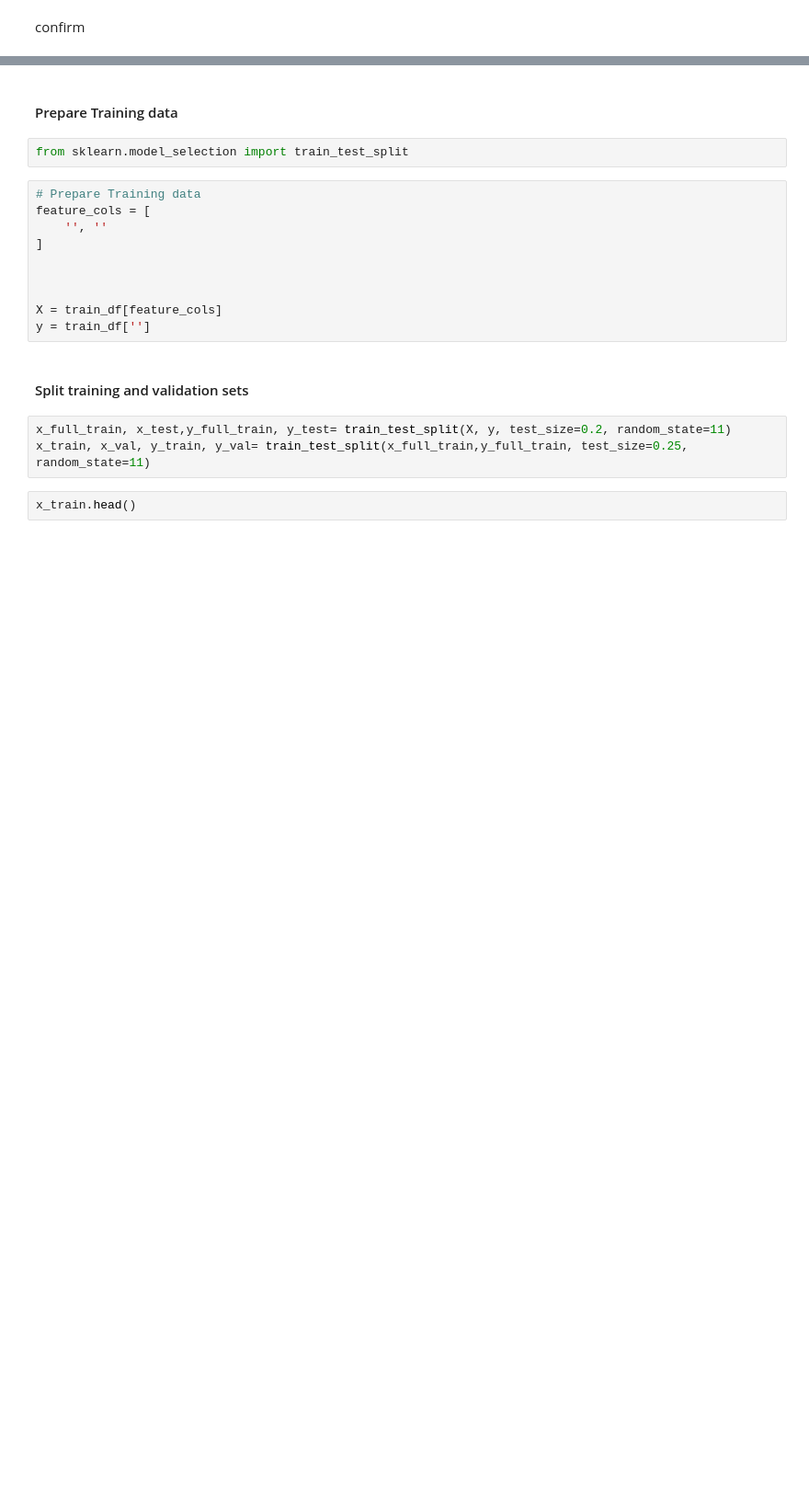
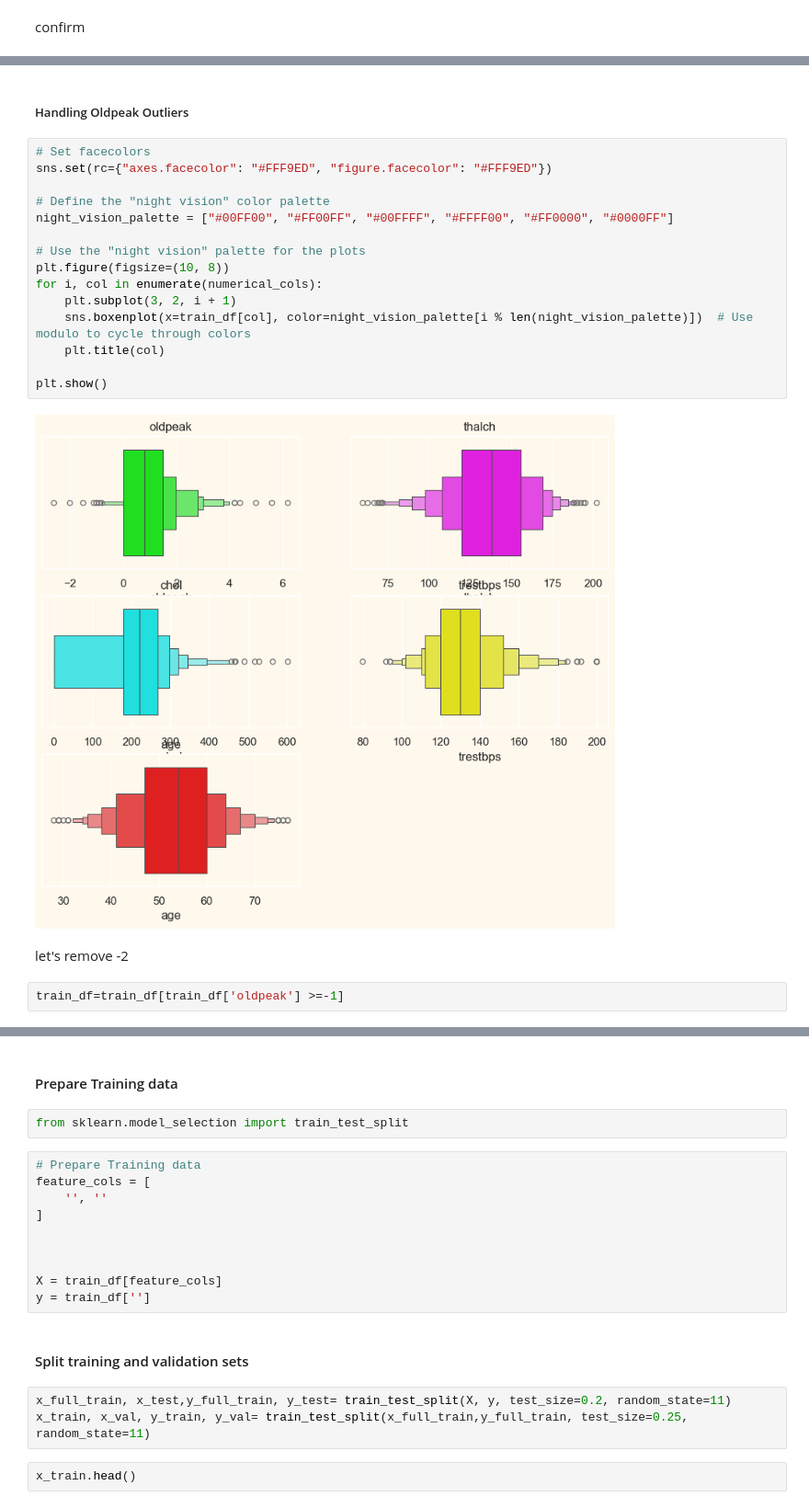
Before and after one commit to Andrianarimanana/Aretim-po_Heart_Disease_Prediction, a Jupyter notebook: notebook.ipynb, the cells around one changed output, grey strips where cells are left out. Shown at 92% size. Cells and saved outputs as stored; diff of their text form; blank space fills up the shorter version.

Commit message:
Dealing outliers

```diff
--- a/notebook.ipynb
+++ b/notebook.ipynb
@@ -650,3 +636,26 @@ min        0.000000
 75%      140.000000
 max      200.000000
 Name: trestbps, dtype: float64
+# %% [markdown]
+##### Handling Oldpeak Outliers
+# %%
+# Set facecolors
+sns.set(rc={"axes.facecolor": "#FFF9ED", "figure.facecolor": "#FFF9ED"})
+
+# Define the "night vision" color palette
+night_vision_palette = ["#00FF00", "#FF00FF", "#00FFFF", "#FFFF00", "#FF0000", "#0000FF"]
+
+# Use the "night vision" palette for the plots
+plt.figure(figsize=(10, 8))
+for i, col in enumerate(numerical_cols):
+    plt.subplot(3, 2, i + 1)
+    sns.boxenplot(x=train_df[col], color=night_vision_palette[i % len(night_vision_palette)])  # Use modulo to cycle through colors
+    plt.title(col)
+
+plt.show()
+# %% [output]
+[figure, added]
+# %% [markdown]
+let's remove -2
+# %%
+train_df=train_df[train_df['oldpeak'] >=-1]
```
Also changed, not shown: parts of 10 cells of this notebook.
